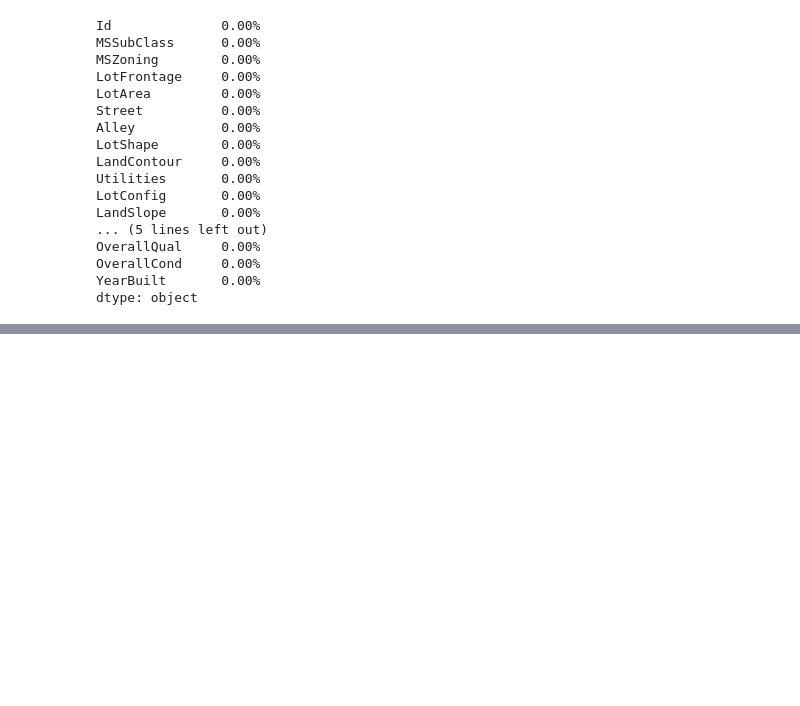
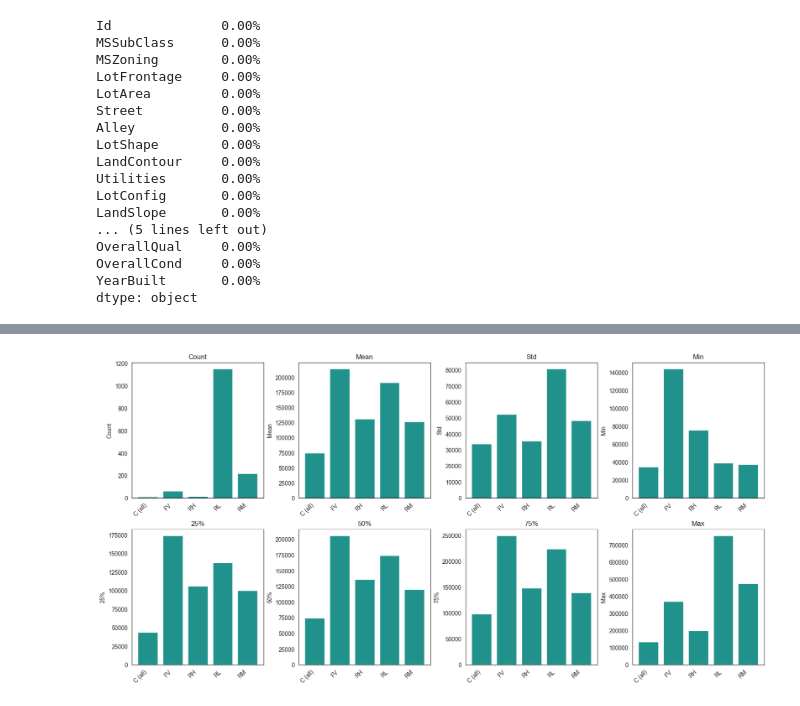
Before and after one commit to jaairomacedo/HousePrices, a Jupyter notebook: Coding/Code_1 - Clean_data.ipynb, the cells around one changed output, grey strips where cells are left out. Saved outputs shown, nothing was run; the diff lists cells and outputs as text; code cells hidden in the pictures; blank space fills up the shorter version.

```diff
--- a/Coding/Code_1 - Clean_data.ipynb
+++ b/Coding/Code_1 - Clean_data.ipynb
@@ -1171,0 +1375,30 @@ dtype: object
+# %%
+# 2) Compute the grouped describe table
+stats = df_train2.groupby('MSZoning')['SalePrice'].describe()
+
+# 3) Stats to visualize
+stats_cols = ['count', 'mean', 'std', 'min', '25%', '50%', '75%', 'max']
+
+# 4) Single bar color
+bar_color = sns.color_palette("viridis", 1)[0]
+
+# 5) Create subplots
+fig, axes = plt.subplots(2, 4, figsize=(16, 8), constrained_layout=True)
+axes = axes.flatten()
+
+for ax, col in zip(axes, stats_cols):
+    vals = stats[col].values
+    cats = stats.index.tolist()
+
+    # draw bars
+    ax.bar(cats, vals, color=bar_color)
+    ax.set_title(col.capitalize())
+    ax.set_ylabel(col.capitalize())
+
+    # set ticks THEN labels
+    ax.set_xticks(range(len(cats)))
+    ax.set_xticklabels(cats, rotation=45, ha='right')
+
+plt.show()
+# %% [output]
+[figure, added]
```
Also changed, not shown: parts of 58 cells of this notebook, 5 other files.
